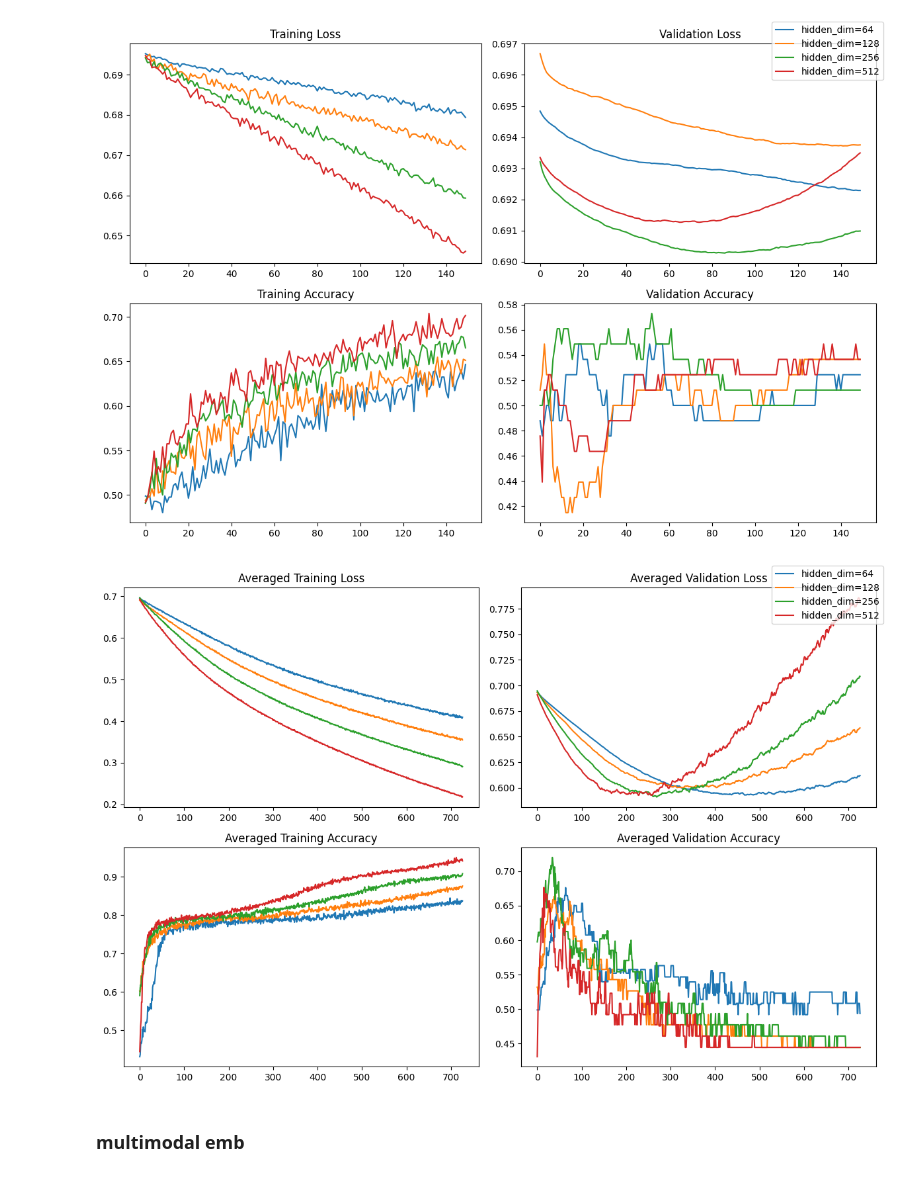
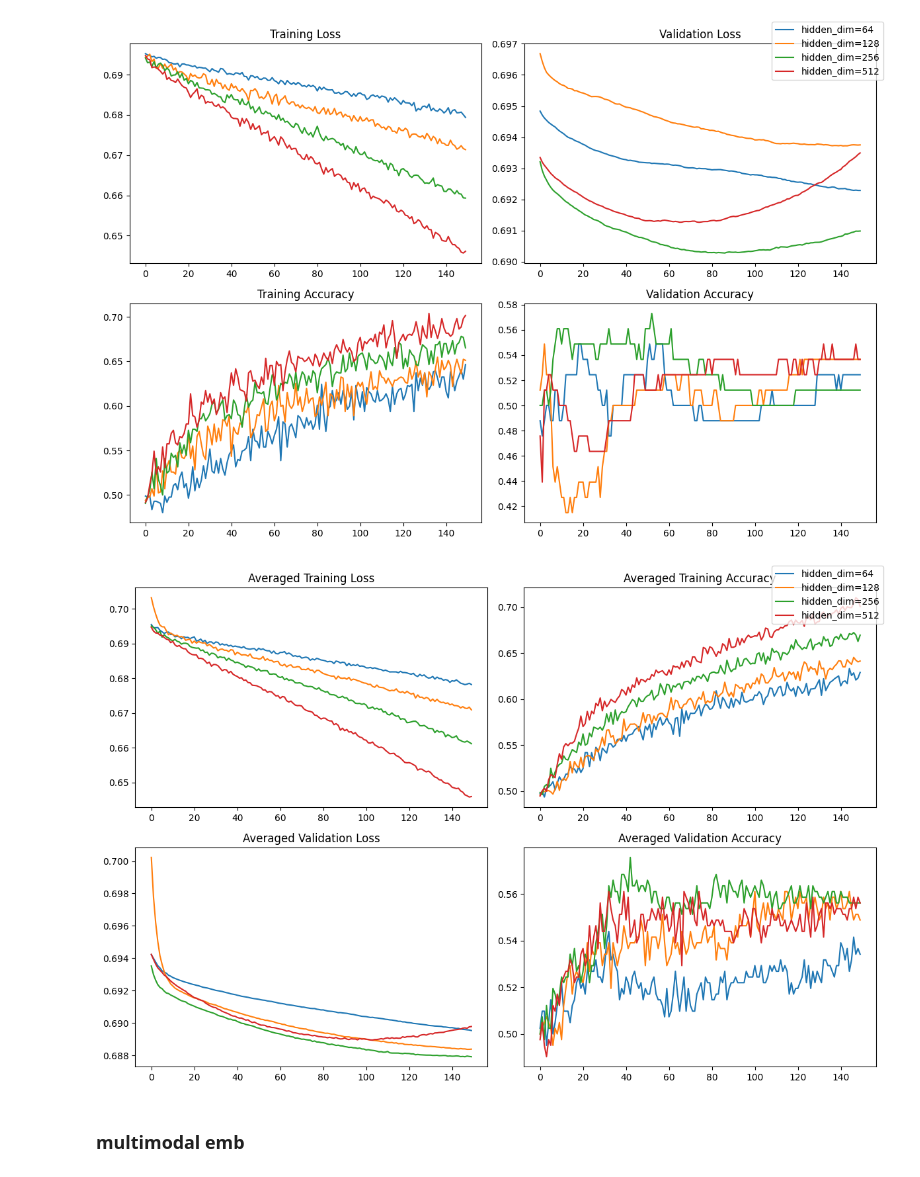
Before and after one commit to linv24/6.8300, a Jupyter notebook: project/dev.ipynb, the cells around one changed output. Drawn from its saved outputs; the diff is of its cells as text; code cells hidden in the pictures.

Commit message:
generate evaluation plots for image emb only

```diff
--- a/project/dev.ipynb
+++ b/project/dev.ipynb
@@ -336,8 +336,8 @@ num_epochs = total_steps // (len(train_ds) // batch_size)
 
 fig, ax = plt.subplots(2, 2, figsize=(12, 8))
 ax[0,0].set_title("Training Loss")
-ax[0,1].set_title("Validation Loss")
-ax[1,0].set_title("Training Accuracy")
+ax[0,1].set_title("Training Accuracy")
+ax[1,0].set_title("Validation Loss")
 ax[1,1].set_title("Validation Accuracy")
 
 for hidden_dim in (64, 128, 256, 512):
@@ -351,10 +351,10 @@ for hidden_dim in (64, 128, 256, 512):
 
     # basic plotting
     ax[0,0].plot(train_losses, label=f"{hidden_dim=}")
-    ax[0,1].plot(val_losses)
+    ax[1,0].plot(val_losses)
     train_accs = [compute_cm_metrics(cm)["accuracy"] for cm in train_confusion_matrices]
     val_accs = [compute_cm_metrics(cm)["accuracy"] for cm in val_confusion_matrices]
-    ax[1,0].plot(train_accs)
+    ax[0,1].plot(train_accs)
     ax[1,1].plot(val_accs)
 
 fig.legend()
@@ -369,7 +369,7 @@ Final train/val loss: 0.6461/0.6935, final train/val acc: 0.7014/0.5366
 # %%
 # hyperparameter study: mlp hidden_dim
 
-predicate = "far from"
+predicate = "behind"
 batch_size = 16
 total_steps = 8_000
 
@@ -383,45 +383,44 @@ num_epochs = total_steps // (len(train_ds) // batch_size)
 
 fig, ax = plt.subplots(2, 2, figsize=(12, 8))
 ax[0,0].set_title("Averaged Training Loss")
-ax[0,1].set_title("Averaged Validation Loss")
-ax[1,0].set_title("Averaged Training Accuracy")
+ax[0,1].set_title("Averaged Training Accuracy")
+ax[1,0].set_title("Averaged Validation Loss")
 ax[1,1].set_title("Averaged Validation Accuracy")
 
 all_metrics = defaultdict(lambda: defaultdict(list))
 
 for _ in range(5):
     for hidden_dim in (64, 128, 256, 512):
         mlp_model = MLP(hidden_dim=hidden_dim)
 
         train_outputs = train(mlp_model, train_dl, val_dl,
                             num_epochs=num_epochs, lr=1e-5, verbose=False)
         train_losses, val_losses, train_confusion_matrices, val_confusion_matrices = train_outputs
         all_metrics[hidden_dim]["all_train_losses"].append(train_losses)
         all_metrics[hidden_dim]["all_val_losses"].append(val_losses)
 
         # torch.save(mlp_model.state_dict(), f"{MODEL_DIRECTORY}/test.pt")
 
-        train_accs = [compute_cm_metrics(cm)["f1"] for cm in train_confusion_matrices]
-        val_accs = [compute_cm_metrics(cm)["f1"] for cm in val_confusion_matrices]
+        train_accs = [compute_cm_metrics(cm)["accuracy"] for cm in train_confusion_matrices]
+        val_accs = [compute_cm_metrics(cm)["accuracy"] for cm in val_confusion_matrices]
         all_metrics[hidden_dim]["all_train_accs"].append(train_accs)
         all_metrics[hidden_dim]["all_val_accs"].append(val_accs)
 
 for hidden_dim in all_metrics:
     all_train_losses = all_metrics[hidden_dim]["all_train_losses"]
     all_val_losses = all_metrics[hidden_dim]["all_val_losses"]
     all_train_accs = all_metrics[hidden_dim]["all_train_accs"]
     all_val_accs = all_metrics[hidden_dim]["all_val_accs"]
     ax[0,0].plot(np.mean(all_train_losses, axis=0), label=f"{hidden_dim=}")
-    ax[0,1].plot(np.mean(all_val_losses, axis=0))
-
-    ax[1,0].plot(np.mean(all_train_accs, axis=0))
+    ax[0,1].plot(np.mean(all_train_accs, axis=0))
+    ax[1,0].plot(np.mean(all_val_losses, axis=0))
     ax[1,1].plot(np.mean(all_val_accs, axis=0))
 
 fig.legend()
 fig.tight_layout()
 fig.show()
 # %% [output]
-[figure, old version]
+[figure, new version]
 # %%
 # training all predicates
 batch_size = 16
```
Also changed, not shown: parts of 7 cells of this notebook, 3 other files.
